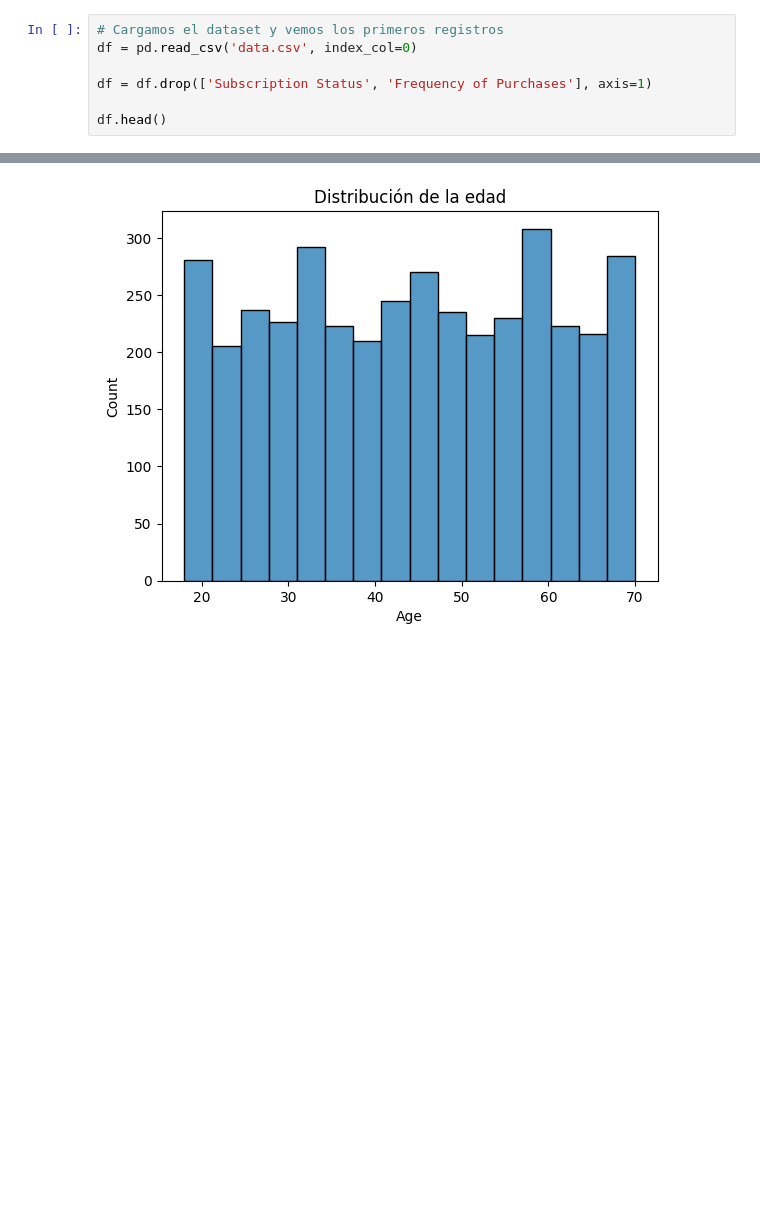
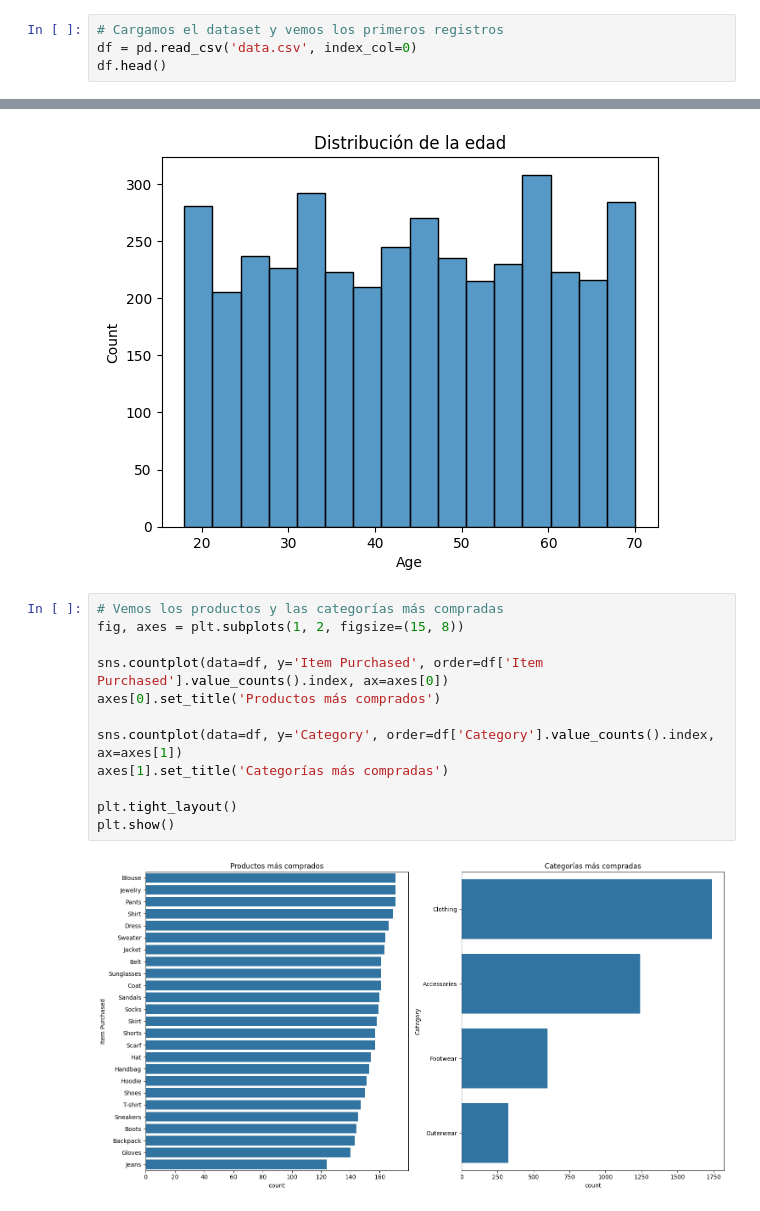
Before and after one commit to kepler296e/tp_info, a Jupyter notebook: notebook.ipynb, the cells around one changed output, grey strips where cells are left out. Drawn from its saved outputs; the diff is of its cells as text; blank space fills up the shorter version.

```diff
--- a/notebook.ipynb
+++ b/notebook.ipynb
@@ -57,9 +56,6 @@ from sklearn.decomposition import PCA
 # %%
 # Cargamos el dataset y vemos los primeros registros
 df = pd.read_csv('data.csv', index_col=0)
-
-df = df.drop(['Subscription Status', 'Frequency of Purchases'], axis=1)
-
 df.head()
 # %% [output]
 |  | Age | Gender | Item Purchased | Category | Purchase Amount (USD) | Location | Size | Color | ... |
@@ -85,4 +81,18 @@ plt.title('Distribución de la edad')
 plt.show()
 # %% [output]
 [figure]
+# %%
+# Vemos los productos y las categorías más compradas
+fig, axes = plt.subplots(1, 2, figsize=(15, 8))
+
+sns.countplot(data=df, y='Item Purchased', order=df['Item Purchased'].value_counts().index, ax=axes[0])
+axes[0].set_title('Productos más comprados')
+
+sns.countplot(data=df, y='Category', order=df['Category'].value_counts().index, ax=axes[1])
+axes[1].set_title('Categorías más compradas')
+
+plt.tight_layout()
+plt.show()
+# %% [output]
+[figure, added]
 # %% [markdown]
```
Also changed, not shown: parts of 10 cells of this notebook.
